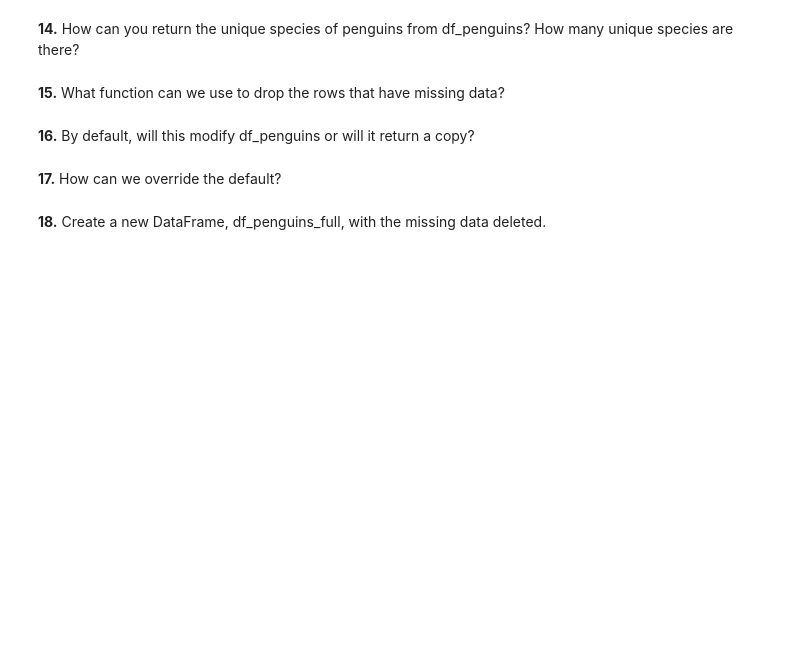
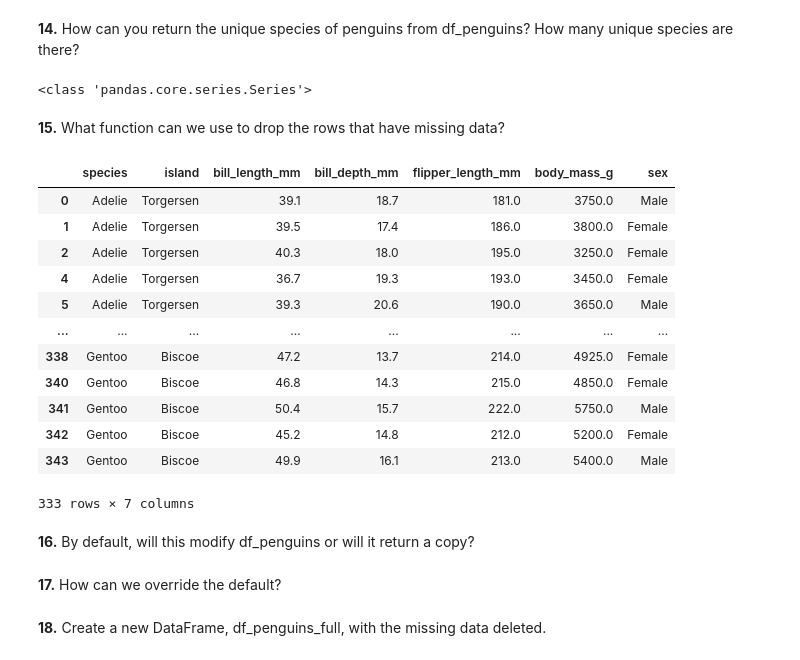
Before and after one commit to saqib-rgb/Basketball-Scoring-App, a Jupyter notebook: booksource/exercises/PandasExercises.ipynb, the cells around one changed output. Drawn from its saved outputs; the diff is of its cells as text; code cells hidden in the pictures; blank space fills up the shorter version.

```diff
--- a/booksource/exercises/PandasExercises.ipynb
+++ b/booksource/exercises/PandasExercises.ipynb
@@ -69,7 +137,28 @@ df_penguins = sb.load_dataset('penguins')
 # %% [markdown]
 **14.** How can you return the unique species of penguins from df_penguins?  How many unique species are there?
+# %%
+sp = df_penguins["species"]
+print(type(sp))
+# %% [output]
+<class 'pandas.core.series.Series'>
 # %% [markdown]
 **15.** What function can we use to drop the rows that have missing data?
+# %%
+df_penguins.dropna()
+# %% [output]
+|  | species | island | bill_length_mm | bill_depth_mm | flipper_length_mm | body_mass_g | sex |
+| 0 | Adelie | Torgersen | 39.1 | 18.7 | 181.0 | 3750.0 | Male |
+| 1 | Adelie | Torgersen | 39.5 | 17.4 | 186.0 | 3800.0 | Female |
+| 2 | Adelie | Torgersen | 40.3 | 18.0 | 195.0 | 3250.0 | Female |
+| 4 | Adelie | Torgersen | 36.7 | 19.3 | 193.0 | 3450.0 | Female |
+| 5 | Adelie | Torgersen | 39.3 | 20.6 | 190.0 | 3650.0 | Male |
+| ... | ... | ... | ... | ... | ... | ... | ... |
+| 338 | Gentoo | Biscoe | 47.2 | 13.7 | 214.0 | 4925.0 | Female |
+| 340 | Gentoo | Biscoe | 46.8 | 14.3 | 215.0 | 4850.0 | Female |
+| 341 | Gentoo | Biscoe | 50.4 | 15.7 | 222.0 | 5750.0 | Male |
+| 342 | Gentoo | Biscoe | 45.2 | 14.8 | 212.0 | 5200.0 | Female |
+| 343 | Gentoo | Biscoe | 49.9 | 16.1 | 213.0 | 5400.0 | Male |
+333 rows × 7 columns
 # %% [markdown]
 **16.** By default, will this modify df_penguins or will it return a copy?
 # %% [markdown]
```
Also changed, not shown: parts of 36 cells of this notebook.
